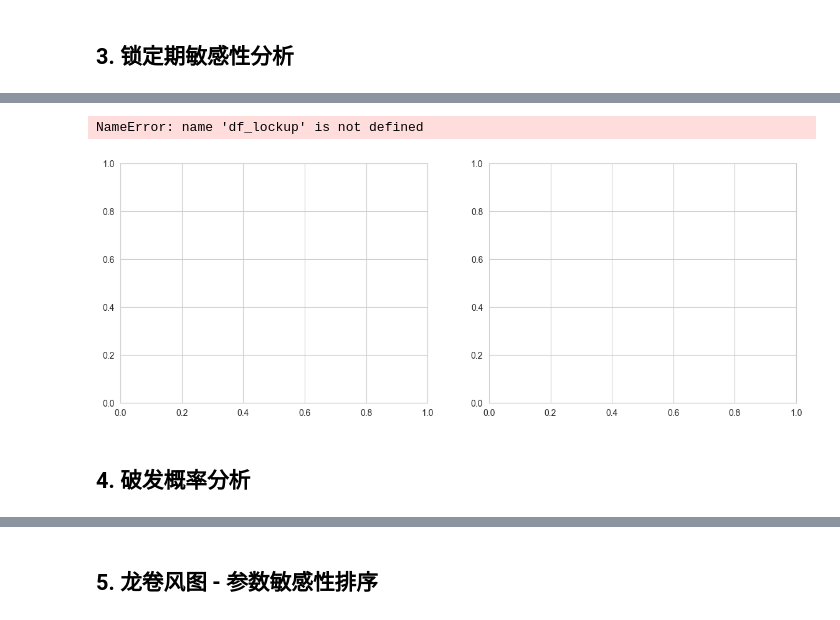
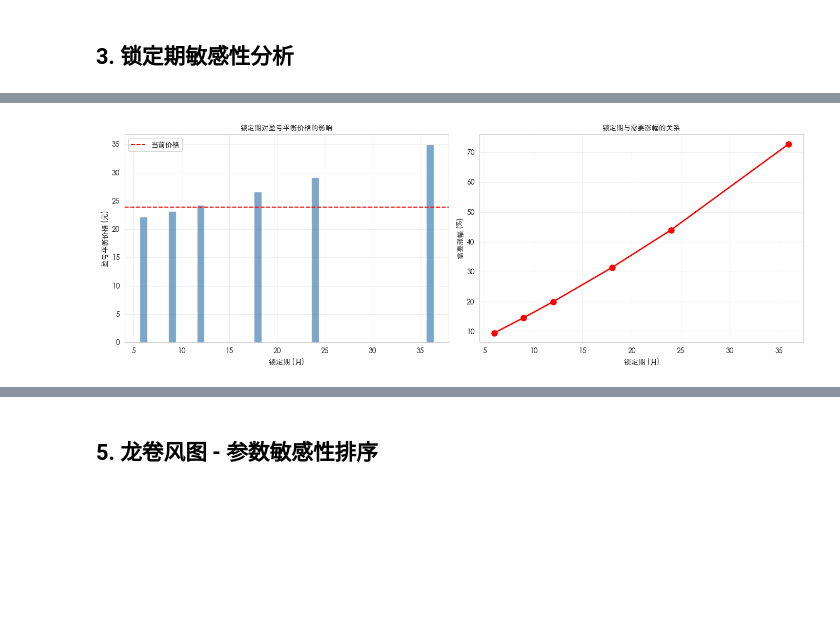
Before and after one commit to daiyipu/investment_valuation, a Jupyter notebook: price_maintenance_risk_analysis/notebooks/01_sensitivity_analysis.ipynb, the cells around one changed output, grey strips where cells are left out. Saved outputs shown, nothing was run; the diff lists cells and outputs as text; code cells hidden in the pictures; blank space fills up the shorter version.

```diff
--- a/price_maintenance_risk_analysis/notebooks/01_sensitivity_analysis.ipynb
+++ b/price_maintenance_risk_analysis/notebooks/01_sensitivity_analysis.ipynb
@@ -146,0 +74,15 @@ print(f"锁定期: {summary['project_info']['lockup_period_months']} 个月")
+# %%
+# ============================================================
+# 加载定增分析配置（使用真实数据）
+# ============================================================
+from utils.config_loader import load_placement_config, print_config_summary
+
+# 加载配置（自动尝试使用真实市场数据）
+print("正在加载配置...")
+project_params, risk_params, market_data = load_placement_config('300735.SZ')
+
+# 打印配置摘要
+print_config_summary(project_params, risk_params, market_data)
+
+# 创建分析器
+analyzer = PrivatePlacementRiskAnalyzer(**project_params)
@@ -249,33 +219,30 @@ for _, row in df_lockup.iterrows():
 # %%
 # 可视化
 fig, (ax1, ax2) = plt.subplots(1, 2, figsize=(14, 5))
 
 ax1.bar(df_lockup['lockup_period'], df_lockup['break_even_price'], color='steelblue', alpha=0.7)
-ax1.axhline(y=PROJECT_PARAMS['current_price'], color='r', linestyle='--', label='当前价格')
+ax1.axhline(y=project_params['current_price'], color='r', linestyle='--', label='当前价格')
 ax1.set_xlabel('锁定期 (月)', fontproperties=font_prop)
 ax1.set_ylabel('盈亏平衡价格 (元)', fontproperties=font_prop)
 ax1.set_title('锁定期对盈亏平衡价格的影响', fontproperties=font_prop)
 ax1.legend(prop=font_prop)
 for label in ax1.get_xticklabels():
     label.set_fontproperties(font_prop)
 for label in ax1.get_yticklabels():
     label.set_fontproperties(font_prop)
 ax1.grid(True, alpha=0.3)
 
 ax2.plot(df_lockup['lockup_period'], df_lockup['required_increase']*100, 'ro-', linewidth=2, markersize=8)
 ax2.set_xlabel('锁定期 (月)', fontproperties=font_prop)
 ax2.set_ylabel('需要涨幅 (%)', fontproperties=font_prop)
 ax2.set_title('锁定期与需要涨幅的关系', fontproperties=font_prop)
 for label in ax2.get_xticklabels():
     label.set_fontproperties(font_prop)
 for label in ax2.get_yticklabels():
     label.set_fontproperties(font_prop)
 ax2.grid(True, alpha=0.3)
 
 plt.tight_layout()
 plt.show()
 # %% [output]
-NameError: name 'df_lockup' is not defined
-[figure, old version]
+[figure, new version]
-# %% [markdown]
-## 4. 破发概率分析
```
Also changed, not shown: parts of 12 cells of this notebook, 14 other files.
